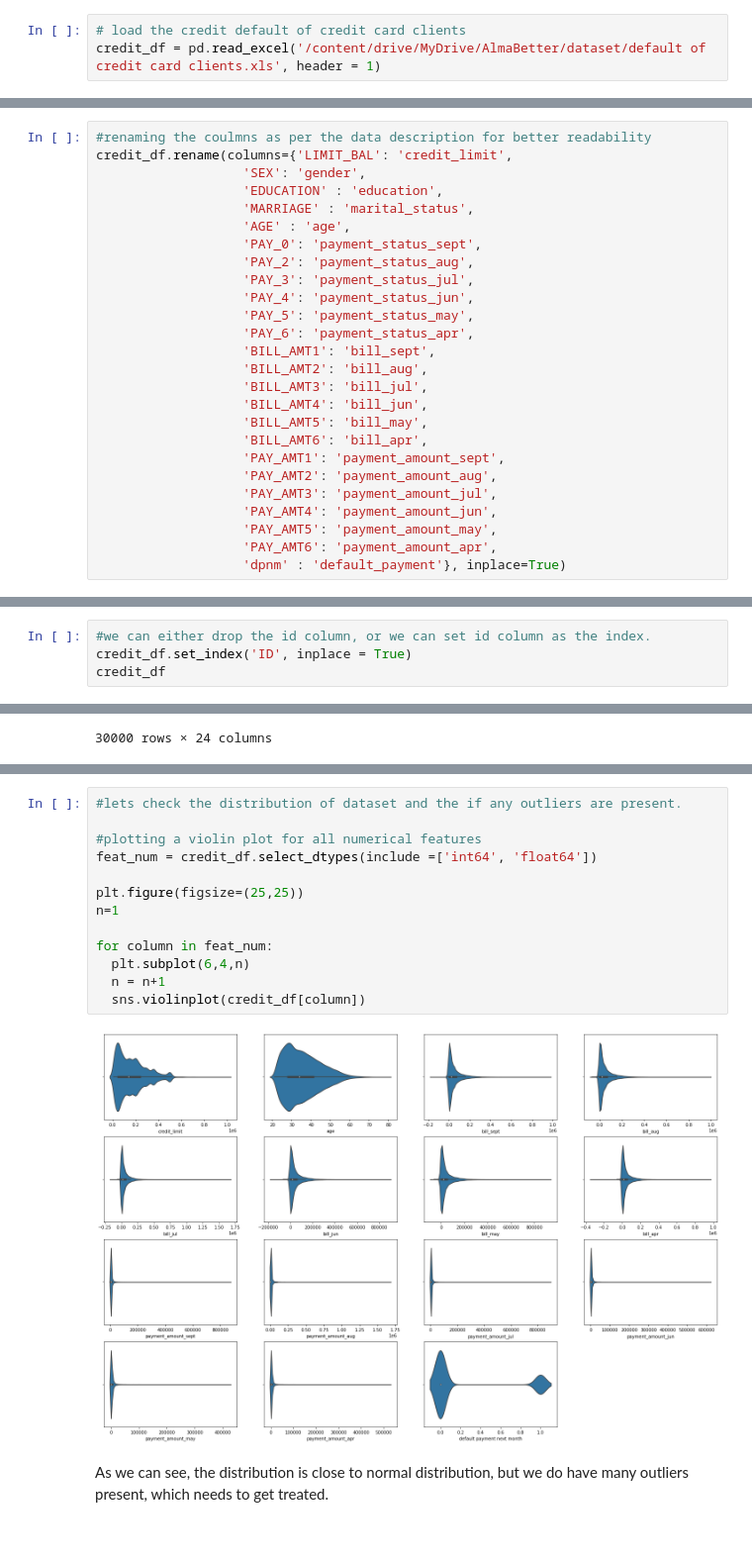
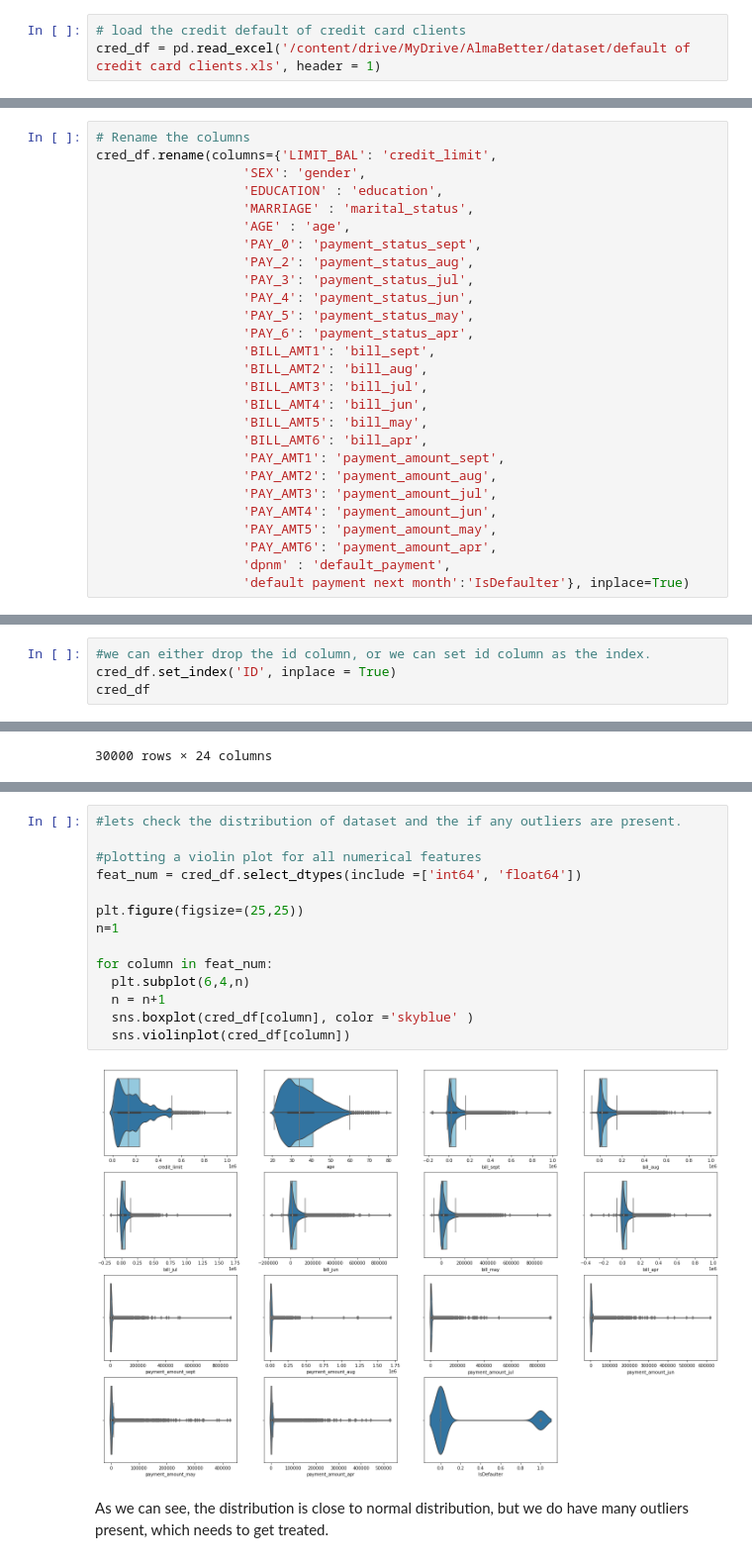
Before and after one commit to kunalmahadik/Credit-Card-Default-Prediction, a Jupyter notebook: Credit_Card_Default_Prediction_Capstone_Project.ipynb, the cells around one changed output, grey strips where cells are left out. Shown at 99% size. Drawn from its saved outputs; the diff is of its cells as text.

```diff
--- a/Credit_Card_Default_Prediction_Capstone_Project.ipynb
+++ b/Credit_Card_Default_Prediction_Capstone_Project.ipynb
@@ -56,5 +91,5 @@ Drive already mounted at /content/drive; to attempt to forcibly remount, call dr
 Requirement already satisfied: xlrd in /usr/local/lib/python3.7/dist-packages (2.0.1)
 # %%
 # load the credit default of credit card clients
-credit_df = pd.read_excel('/content/drive/MyDrive/AlmaBetter/dataset/default of credit card clients.xls', header = 1)
+cred_df = pd.read_excel('/content/drive/MyDrive/AlmaBetter/dataset/default of credit card clients.xls', header = 1)
 # %% [markdown]
@@ -320,6 +353,6 @@ Improper struture of data is crucial step from analysis perspective. We should l
 # %%
-#renaming the coulmns as per the data description for better readability
-credit_df.rename(columns={'LIMIT_BAL': 'credit_limit',
+# Rename the columns
+cred_df.rename(columns={'LIMIT_BAL': 'credit_limit',
                    'SEX': 'gender',
                    'EDUCATION' : 'education',
                    'MARRIAGE' : 'marital_status',
@@ -342,6 +375,7 @@ credit_df.rename(columns={'LIMIT_BAL': 'credit_limit',
                    'PAY_AMT4': 'payment_amount_jun',
                    'PAY_AMT5': 'payment_amount_may',
                    'PAY_AMT6': 'payment_amount_apr',
-                   'dpnm' : 'default_payment'}, inplace=True)
+                   'dpnm' : 'default_payment',
+                   'default payment next month':'IsDefaulter'}, inplace=True)
 # %%
 #converting the categorical features into object datatype
@@ -370,8 +404,8 @@ dtypes: int64(16), object(9)
 memory usage: 5.7+ MB
 # %%
 #we can either drop the id column, or we can set id column as the index.
-credit_df.set_index('ID', inplace = True)
-credit_df
+cred_df.set_index('ID', inplace = True)
+cred_df
 # %% [output]
 |  | credit_limit | gender | education | marital_status | age | payment_status_sept | payment_status_aug | ... |
 | ID |  |  |  |  |  |  |  | ... |
@@ -394,17 +428,18 @@ Oultiers are the data points which are very far -- need to add explanation--
 # %%
 #lets check the distribution of dataset and the if any outliers are present.
 
 #plotting a violin plot for all numerical features
-feat_num = credit_df.select_dtypes(include =['int64', 'float64'])
+feat_num = cred_df.select_dtypes(include =['int64', 'float64'])
 
 plt.figure(figsize=(25,25))
 n=1
 
 for column in feat_num:
   plt.subplot(6,4,n)
   n = n+1
-  sns.violinplot(credit_df[column])
+  sns.boxplot(cred_df[column], color ='skyblue' )
+  sns.violinplot(cred_df[column])
 # %% [output]
-[figure, old version]
+[figure, new version]
 # %% [markdown]
 As we can see, the distribution is close to normal distribution, but we do have many outliers present, which needs to get treated.
```
Also changed, not shown: parts of 297 cells of this notebook.
